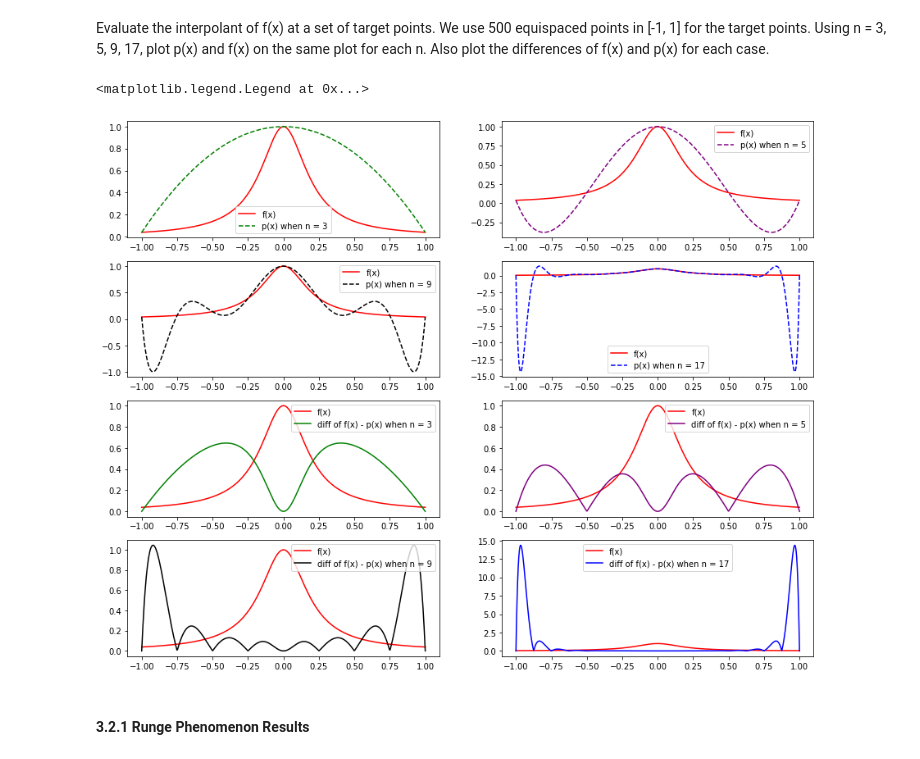
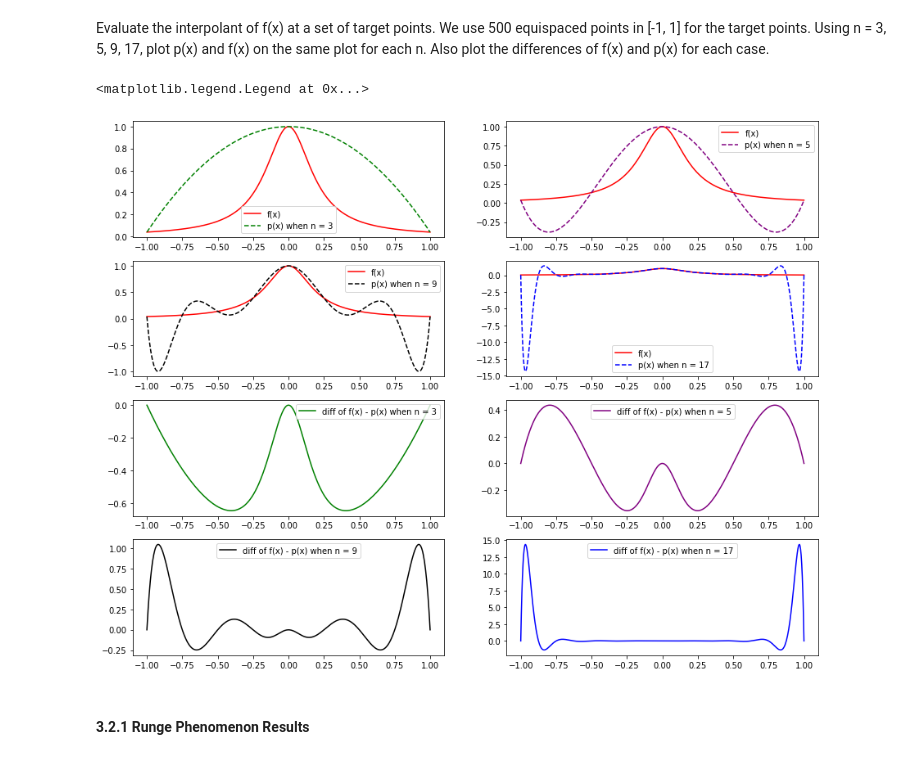
Before and after one commit to pots7878/Initial-Value-Problems, a Jupyter notebook: Lab01-Initial Value Problems.ipynb, the cells around one changed output. Drawn from its saved outputs; the diff is of its cells as text; code cells hidden in the pictures.

```diff
--- a/Lab01-Initial Value Problems.ipynb
+++ b/Lab01-Initial Value Problems.ipynb
@@ -192,10 +192,10 @@ p4 = [lagrange_interp(x[3], xvals[i], runge(x[3])) for i in range(len(p4))]
 
 #Calculate differences of f(x) and p(x) for each case
 #DOUBLE CHECK THAT YOU TAKE THE ABSOLUTE VALUE OF THE DIFFERENCE
-diff1 = np.abs(runge(xvals) - p1)
-diff2 = np.abs(runge(xvals) - p2)
-diff3 = np.abs(runge(xvals) - p3)
-diff4 = np.abs(runge(xvals) - p4)
+diff1 = runge(xvals) - p1
+diff2 = runge(xvals) - p2
+diff3 = runge(xvals) - p3
+diff4 = runge(xvals) - p4
 
 #plotting (find better way to limit repeated code)
 plt.figure(1, figsize=(15, 12))
@@ -209,38 +209,34 @@ plt.plot(xvals, runge(xvals), color='red', label='f(x)')
 plt.plot(xvals, p2, color='purple', linestyle='dashed', label='p(x) when n = 5')
 plt.legend()
 
 plt.subplot(4,2,3)
 plt.plot(xvals, runge(xvals), color='red', label='f(x)')
 plt.plot(xvals, p3, color='black', linestyle='dashed', label='p(x) when n = 9')
 plt.legend()
 
 plt.subplot(4,2,4)
 plt.plot(xvals, runge(xvals), color='red', label='f(x)')
 plt.plot(xvals, p4, color='blue', linestyle='dashed', label='p(x) when n = 17')
 plt.legend()
 
 plt.subplot(4,2,5)
-plt.plot(xvals, runge(xvals), color='red', label='f(x)')
 plt.plot(xvals, diff1, color='green', label='diff of f(x) - p(x) when n = 3')
 plt.legend()
 
 plt.subplot(4,2,6)
-plt.plot(xvals, runge(xvals), color='red', label='f(x)')
 plt.plot(xvals, diff2, color='purple', label='diff of f(x) - p(x) when n = 5')
 plt.legend()
 
 plt.subplot(4,2,7)
-plt.plot(xvals, runge(xvals), color='red', label='f(x)')
 plt.plot(xvals, diff3, color='black', label='diff of f(x) - p(x) when n = 9')
 plt.legend()
 
 plt.subplot(4,2,8)
-plt.plot(xvals, runge(xvals), color='red', label='f(x)')
 plt.plot(xvals, diff4, color='blue', label='diff of f(x) - p(x) when n = 17')
 plt.legend()
 # %% [output]
 <matplotlib.legend.Legend at 0x...>
-[figure, old version]
+[figure, new version]
 # %% [markdown]
 #### 3.2.1 Runge Phenomenon Results
 # %% [markdown]
```
Also changed, not shown: parts of 8 cells of this notebook.
